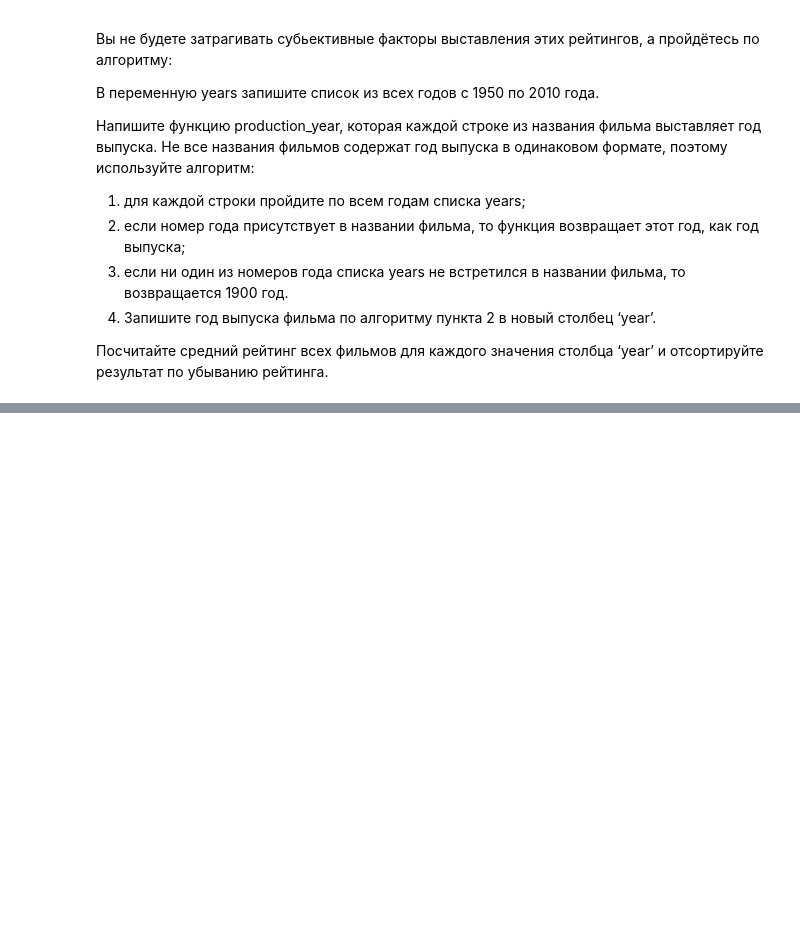
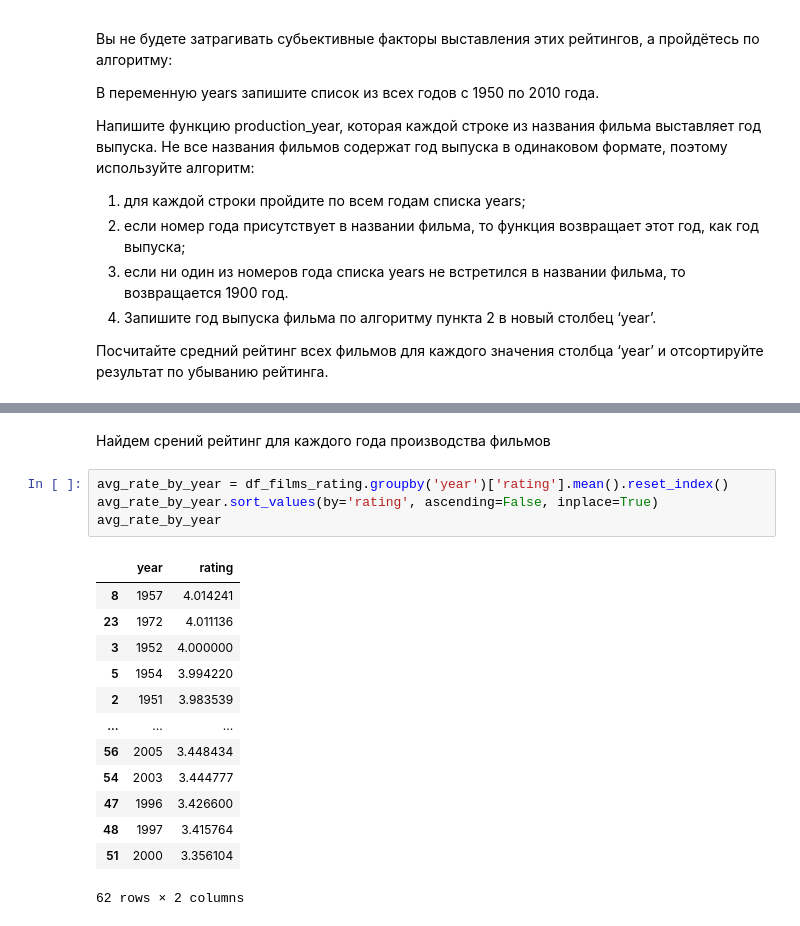
Before and after one commit to nik-gorby/PYDA-64, a Jupyter notebook: HW_9/hw9.ipynb, the cells around one changed output, grey strips where cells are left out. Saved outputs shown, nothing was run; the diff lists cells and outputs as text; blank space fills up the shorter version.

```diff
--- a/HW_9/hw9.ipynb
+++ b/HW_9/hw9.ipynb
@@ -194,0 +248,20 @@ df_kewords[df_kewords['region'] == 'Undefined'].sample(10)
+# %% [markdown]
+Найдем срений рейтинг для каждого года производства фильмов
+# %%
+avg_rate_by_year = df_films_rating.groupby('year')['rating'].mean().reset_index()
+avg_rate_by_year.sort_values(by='rating', ascending=False, inplace=True)
+avg_rate_by_year
+# %% [output]
+|  | year | rating |
+| 8 | 1957 | 4.014241 |
+| 23 | 1972 | 4.011136 |
+| 3 | 1952 | 4.000000 |
+| 5 | 1954 | 3.994220 |
+| 2 | 1951 | 3.983539 |
+| ... | ... | ... |
+| 56 | 2005 | 3.448434 |
+| 54 | 2003 | 3.444777 |
+| 47 | 1996 | 3.426600 |
+| 48 | 1997 | 3.415764 |
+| 51 | 2000 | 3.356104 |
+62 rows × 2 columns
```
Also changed, not shown: parts of 20 cells of this notebook.
